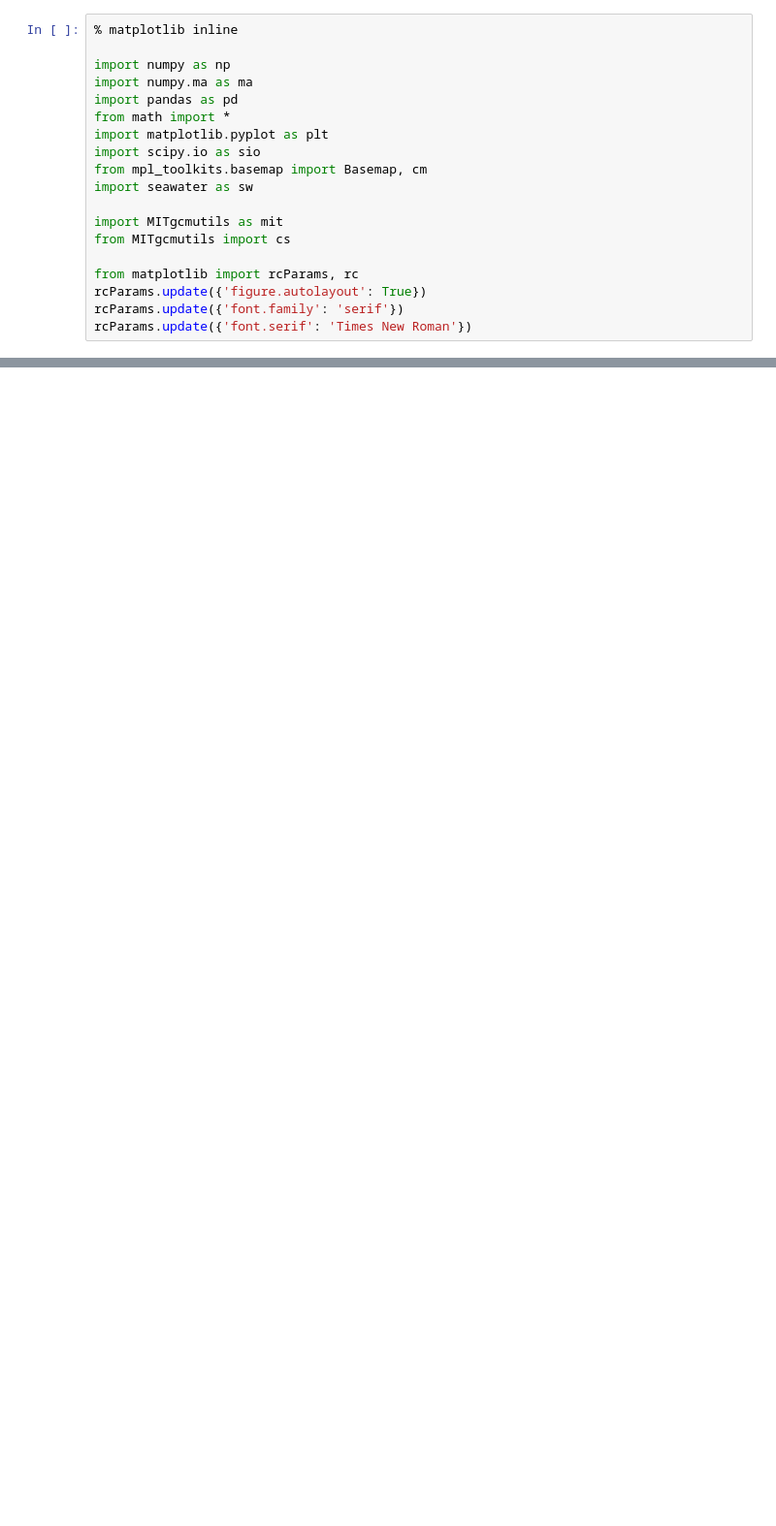
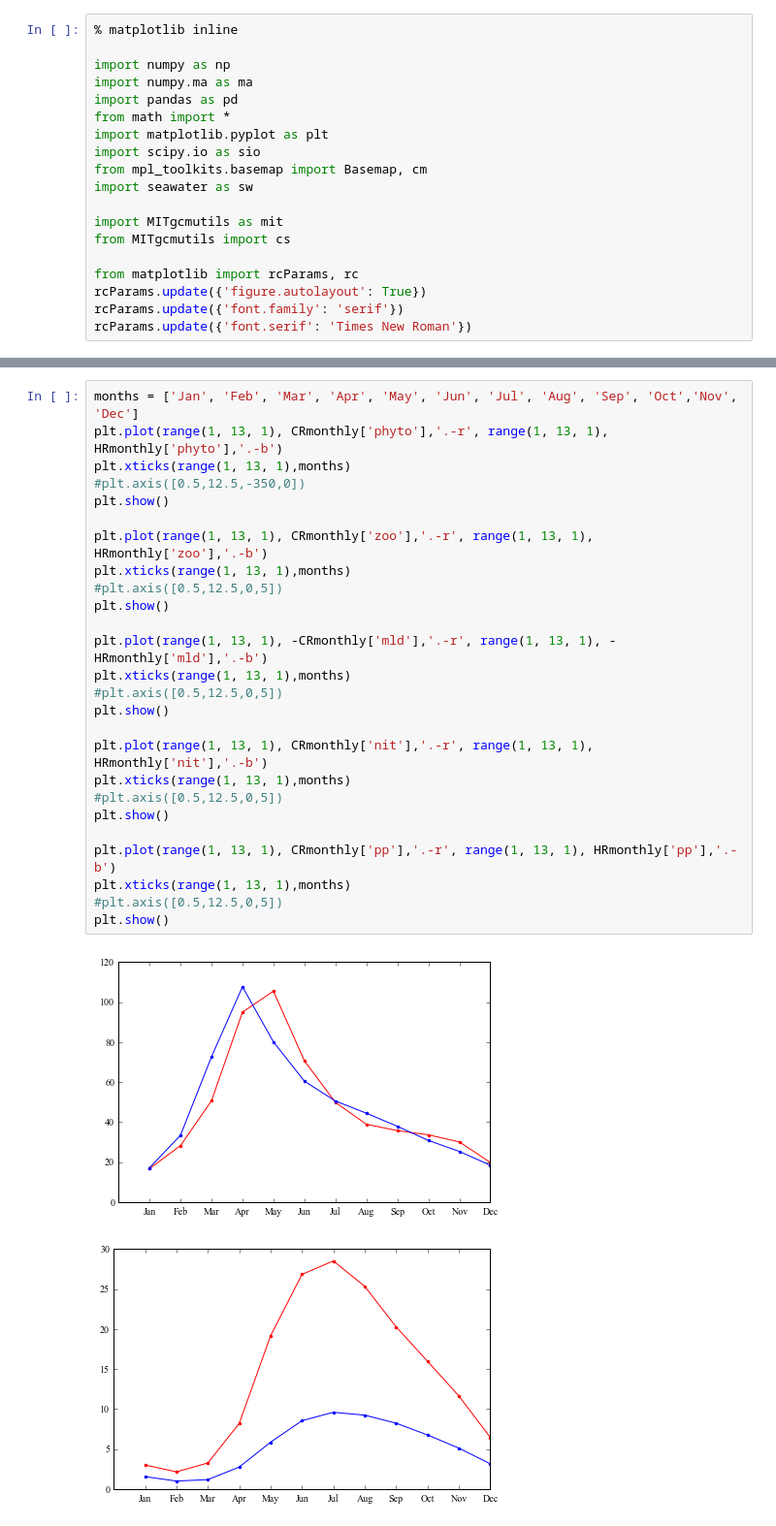
Before and after one commit to sophieclayton/model_comparison, a Jupyter notebook: python_figures/monthly_plots.ipynb, the cells around one changed output, grey strips where cells are left out. Shown: that part at 97% size. Drawn from its saved outputs; the diff is of its cells as text; blank space fills up the shorter version.

```diff
--- a/python_figures/monthly_plots.ipynb
+++ b/python_figures/monthly_plots.ipynb
@@ -40,0 +163,29 @@ HR_Zfile = '/Users/sclayton/Google Drive/work/comparison/data/monthly/HR/intZoo.
+# %%
+months = ['Jan', 'Feb', 'Mar', 'Apr', 'May', 'Jun', 'Jul', 'Aug', 'Sep', 'Oct','Nov', 'Dec']
+plt.plot(range(1, 13, 1), CRmonthly['phyto'],'.-r', range(1, 13, 1), HRmonthly['phyto'],'.-b')
+plt.xticks(range(1, 13, 1),months)
+#plt.axis([0.5,12.5,-350,0])
+plt.show()
+
+plt.plot(range(1, 13, 1), CRmonthly['zoo'],'.-r', range(1, 13, 1), HRmonthly['zoo'],'.-b')
+plt.xticks(range(1, 13, 1),months)
+#plt.axis([0.5,12.5,0,5])
+plt.show()
+
+plt.plot(range(1, 13, 1), -CRmonthly['mld'],'.-r', range(1, 13, 1), -HRmonthly['mld'],'.-b')
+plt.xticks(range(1, 13, 1),months)
+#plt.axis([0.5,12.5,0,5])
+plt.show()
+
+plt.plot(range(1, 13, 1), CRmonthly['nit'],'.-r', range(1, 13, 1), HRmonthly['nit'],'.-b')
+plt.xticks(range(1, 13, 1),months)
+#plt.axis([0.5,12.5,0,5])
+plt.show()
+
+plt.plot(range(1, 13, 1), CRmonthly['pp'],'.-r', range(1, 13, 1), HRmonthly['pp'],'.-b')
+plt.xticks(range(1, 13, 1),months)
+#plt.axis([0.5,12.5,0,5])
+plt.show()
+# %% [output]
+[figure, added]
+[figure, added]
```
Also changed, not shown: parts of 6 cells of this notebook, 2 other files.
